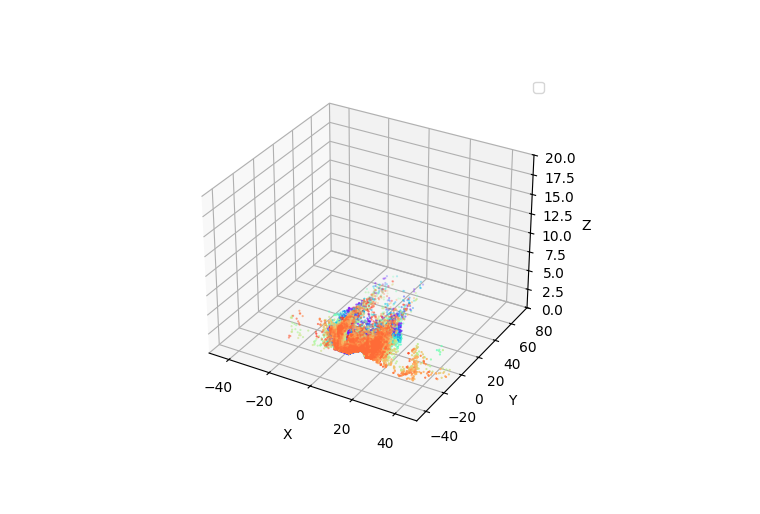
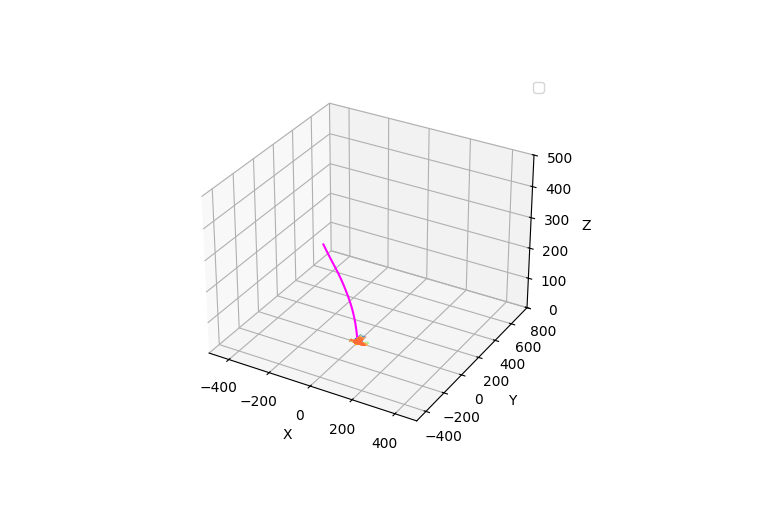
Before and after one commit to Zanchet2020/ICP_python, a Jupyter notebook: Questao_1/Q1.ipynb, the cells around one changed output. Cells and saved outputs as stored; diff of their text form; code cells hidden in the pictures.

```diff
--- a/Questao_1/Q1.ipynb
+++ b/Questao_1/Q1.ipynb
@@ -22,33 +42,6 @@ for index in range(0, num_of_frames):
     file_name = "./KITTI-Sequence/0000"+ (("0" + str(index)) if index < 10 else str(index) )+"_points.obj"
     point_cloud = trimesh.load(file_name).vertices
     point_clouds.append(point_cloud)
-# %%
-ax = plt.figure().add_subplot(projection='3d')
-pts_to_show = list([point_clouds[n] for n in range(num_of_frames)])
-#pts_to_show = list([point_clouds[n] for n in [0, 1]])
-colors = cm.rainbow(np.linspace(0, 1, len(pts_to_show)))
-for color, point_cloud in zip(colors, pts_to_show):
-    size = len(point_cloud.T[0])
-    choices = np.random.choice(size, size=1000, replace=False)
-    x = point_cloud.T[0][choices]
-    y = point_cloud.T[1][choices]
-    z = point_cloud.T[2][choices]
-    ax.scatter(x, y, z, zdir='z', s=0.3, c=color)
-
-ax.legend()
-#ax.plot(*pos_to_plot_truth, c='magenta')
-#ax.plot(*pos_to_plot, c='orange')
-
-ax.set_xlim(-50, 50)
-ax.set_ylim(-50, 80)
-ax.set_zlim(0, 20)
-ax.set_xlabel('X')
-ax.set_ylabel('Y')
-ax.set_zlabel('Z')
-
-plt.show()
-# %% [output]
-[figure, old version]
 # %%
 def icp(source_points, target_points, epsilon = 1e-3, leafsize = 30, balanced_tree=False):
 
@@ -101 +206,28 @@ def icp(source_points, target_points, epsilon = 1e-3, leafsize = 30, balanced_tr
+# %%
+ax = plt.figure().add_subplot(projection='3d')
+pts_to_show = list([point_clouds[n] for n in range(num_of_frames)])
+#pts_to_show = list([point_clouds[n] for n in [0, 1]])
+colors = cm.rainbow(np.linspace(0, 1, len(pts_to_show)))
+for color, point_cloud in zip(colors, pts_to_show):
+    size = len(point_cloud.T[0])
+    choices = np.random.choice(size, size=1000, replace=False)
+    x = point_cloud.T[0][choices]
+    y = point_cloud.T[1][choices]
+    z = point_cloud.T[2][choices]
+    ax.scatter(x, y, z, zdir='z', s=0.3, c=color)
+
+ax.legend()
+ax.plot(*pos_to_plot_truth, c='magenta')
+ax.plot(*pos_to_plot, c='orange')
+
+ax.set_xlim(-50, 50)
+ax.set_ylim(-500, 800)
+ax.set_zlim(0, 500)
+ax.set_xlabel('X')
+ax.set_ylabel('Y')
+ax.set_zlabel('Z')
+
+plt.show()
+# %% [output]
+[figure, new version]
 # %%
```
Also changed, not shown: parts of 10 cells of this notebook.
